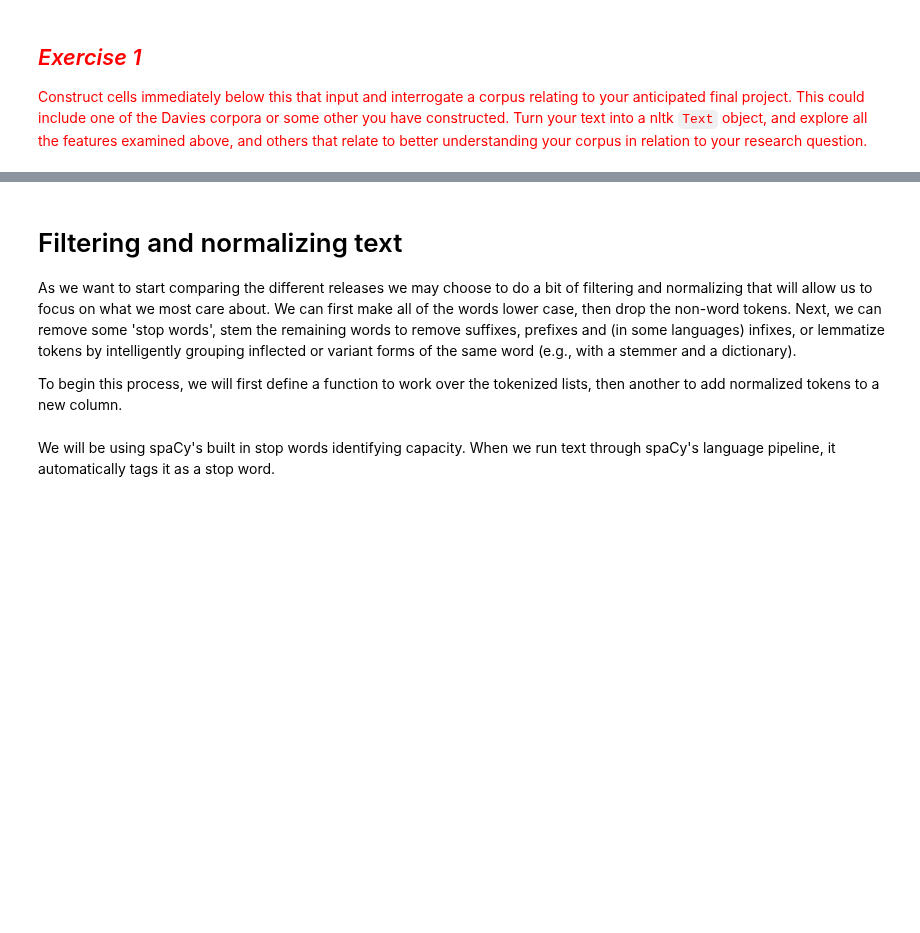
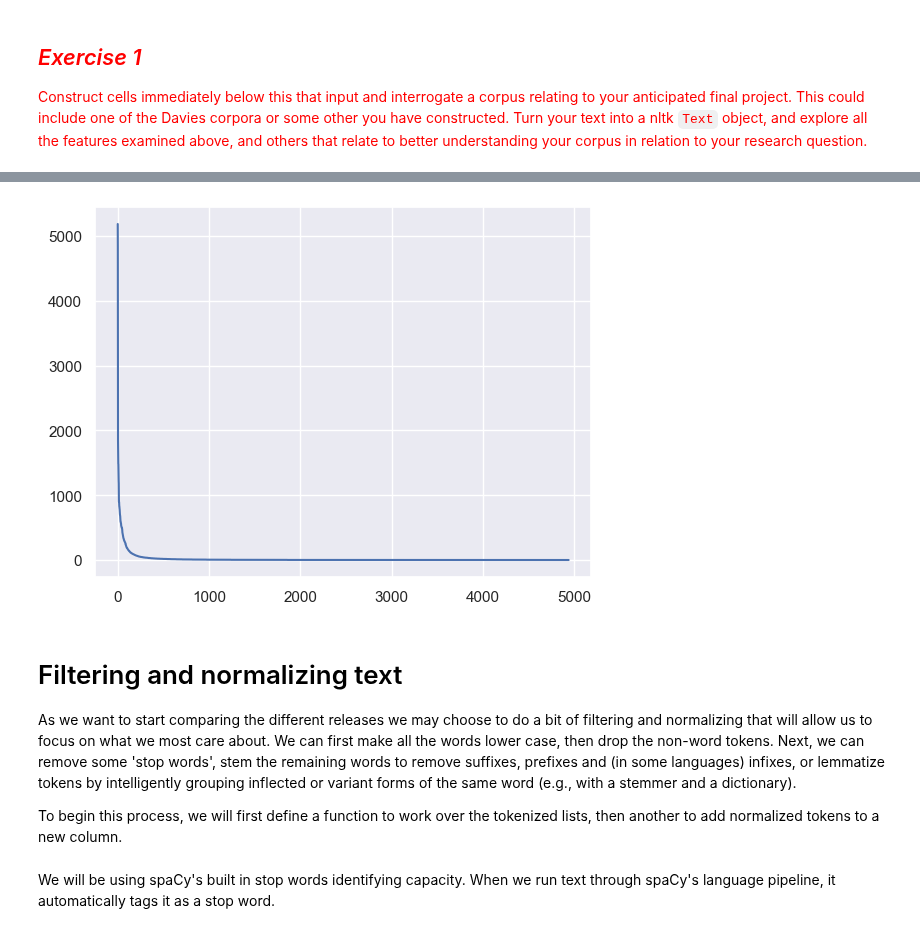
Before and after one commit to michplunkett/computational-content-analysis, a Jupyter notebook: 2-Counting Words & Phrases to Trace the Distribution of Meaning.ipynb, the cells around one changed output, grey strips where cells are left out. Cells and saved outputs as stored; diff of their text form; code cells hidden in the pictures; blank space fills up the shorter version.

```diff
--- a/2-Counting Words & Phrases to Trace the Distribution of Meaning.ipynb
+++ b/2-Counting Words & Phrases to Trace the Distribution of Meaning.ipynb
@@ -382,0 +558,18 @@ relation to your research question. </font>
+# %%
+# Adding all cleaned SOAP texts to a list
+cleaned_soap_texts = []
+for k in soap_raw_text.keys():
+    # I added a good amount of corpus specific things to the cleaning
+    # (and I could likely add more), but I stopped at what I feel like
+    # is a reasonable point for an assignment.
+    cleaned_t = clean_raw_text(soap_raw_text[k])
+    cleaned_soap_texts.append(cleaned_t)
+# %%
+# Selecting the first cleaned SOAP text as our working candidate
+# Due to: Text of length 52436240 exceeds maximum of 1500000, I am going to use
+# the first 500,000 characters of the selected text.
+selected_soap_text = cleaned_soap_texts[0]
+# Remove any text values that are just spaces
+selected_soap_text = [s for s in selected_soap_text if s.strip()]
+# The first 20 elements come in at 502743 characters
+len(" ".join(selected_soap_text[:20]))
@@ -382,0 +578,4 @@ relation to your research question. </font>
+# %%
+# Tokenizing the selected_soap_text
+selected_soap_text = " ".join(selected_soap_text[:20])
+tokenized_soap_text = word_tokenize(selected_soap_text)
@@ -382,0 +605,5 @@ relation to your research question. </font>
+# %%
+# Counting words and sorting them.
+counted_soap_text = word_counter(tokenized_soap_text)
+counted_soap_text.sort_values("count", ascending=False, inplace=True)
+counted_soap_text[:10]
@@ -383,7 +622,15 @@ relation to your research question. </font>
+# %%
+
+soap_text_fig = plt.figure()
+ax = soap_text_fig.add_subplot(111)
+plt.plot(range(len(counted_soap_text)), counted_soap_text["count"])
+plt.show()
+# %% [output]
+[figure, added]
 # %% [markdown]
 # Filtering and normalizing text
 
-As we want to start comparing the different releases we may choose to do a bit of filtering and normalizing that will allow us to focus on what we most care about. We can first make all of the words lower case, then drop the non-word tokens. Next, we can remove some 'stop words', stem the remaining words to remove suffixes, prefixes and (in some languages) infixes, or lemmatize tokens by intelligently grouping inflected or variant forms of the same word (e.g., with a stemmer and a dictionary).
+As we want to start comparing the different releases we may choose to do a bit of filtering and normalizing that will allow us to focus on what we most care about. We can first make all the words lower case, then drop the non-word tokens. Next, we can remove some 'stop words', stem the remaining words to remove suffixes, prefixes and (in some languages) infixes, or lemmatize tokens by intelligently grouping inflected or variant forms of the same word (e.g., with a stemmer and a dictionary).
 
 To begin this process, we will first define a function to work over the tokenized lists, then another to add normalized tokens to a new column.
 # %% [markdown]
```
Also changed, not shown: parts of 39 cells of this notebook.
